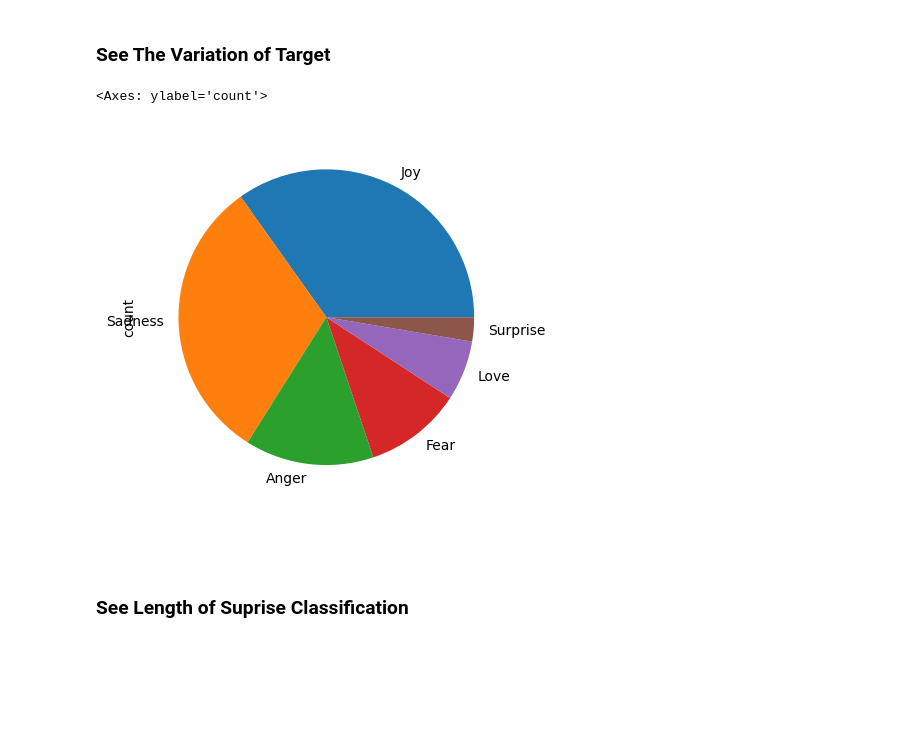
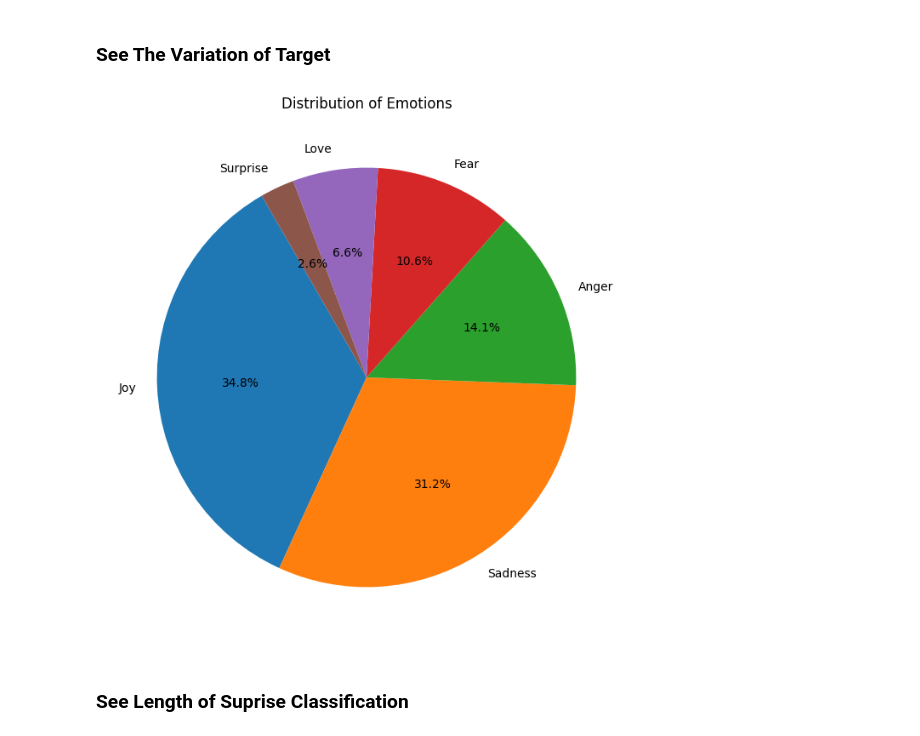
Before and after one commit to AL1Skey/Emotion-English-Text-Prediction, a Jupyter notebook: notebook.ipynb, the cells around one changed output. Saved outputs shown, nothing was run; the diff lists cells and outputs as text; code cells hidden in the pictures; blank space fills up the shorter version.

```diff
--- a/notebook.ipynb
+++ b/notebook.ipynb
@@ -48,0 +63,6 @@ data.groupby('text').filter(lambda x: x['label'].nunique() > 1)
+# %%
+def remove_html_tags(text):
+    soup=bs(text,'html.parser')
+    return soup.get_text()
+data['text']=data['text'].apply(remove_html_tags)
+data.head()
@@ -48,0 +78,5 @@ data.groupby('text').filter(lambda x: x['label'].nunique() > 1)
+# %%
+def remove_urls(text):
+    return re.sub(r'http\S+|www\S+','',text)
+data['text']=data['text'].apply(remove_urls)
+data.head()
@@ -48,0 +92,6 @@ data.groupby('text').filter(lambda x: x['label'].nunique() > 1)
+# %%
+punctuation = string.punctuation
+def remove_punctuation(text):
+    return text.translate(str.maketrans('','',punctuation))
+data['text']=data['text'].apply(remove_punctuation)
+data.head()
@@ -48,0 +198,9 @@ data.groupby('text').filter(lambda x: x['label'].nunique() > 1)
+# %%
+def replace_chat_words(text):
+    words=text.split()
+    for i, word in enumerate(words):
+        if word.upper() in chat_words:
+            words[i]=chat_words[word.upper()].lower()
+    return ' '.join(words)
+data['text']=data['text'].apply(replace_chat_words)
+data.head()
@@ -72,13 +237,15 @@ eda['label'] = eda['label'].map({
 })
 # %% [markdown]
 ### See The Variation of Target
-# %%
-eda['label'].value_counts().plot(kind='pie',y='label')
-# %% [output]
-<Axes: ylabel='count'>
-[figure, removed]
-# %% [markdown]
-#
+# %%
+#import matplotlib.pyplot as plt
+label_counts=eda['label'].value_counts()
+plt.figure(figsize=(8,8))
+plt.pie(label_counts,labels=label_counts.index,autopct='%1.1f%%',startangle=120)
+plt.title('Distribution of Emotions')
+plt.show()
+# %% [output]
+[figure, added]
 # %% [markdown]
 ### See Length of Suprise Classification
 # %%
```
Also changed, not shown: parts of 29 cells of this notebook, 2 other files.
